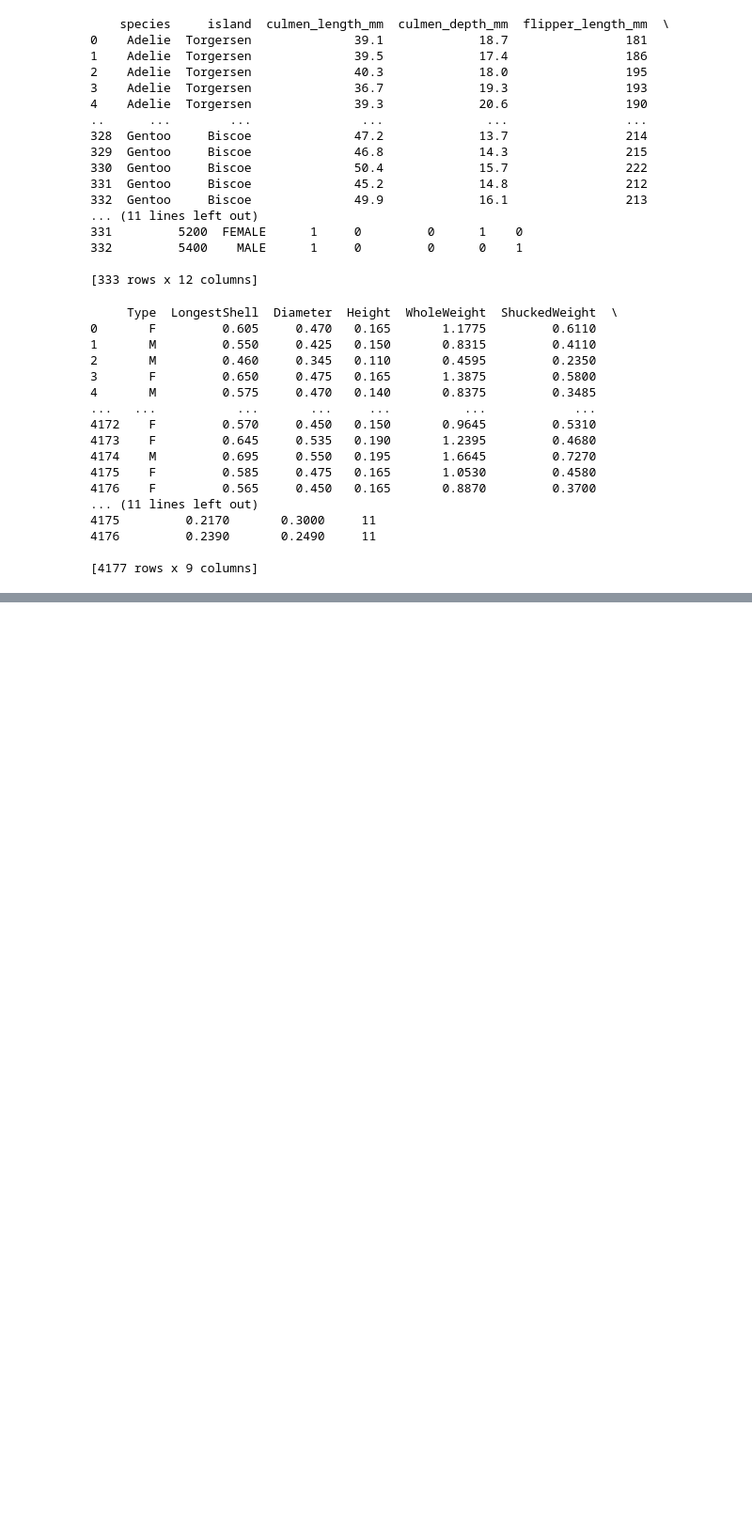
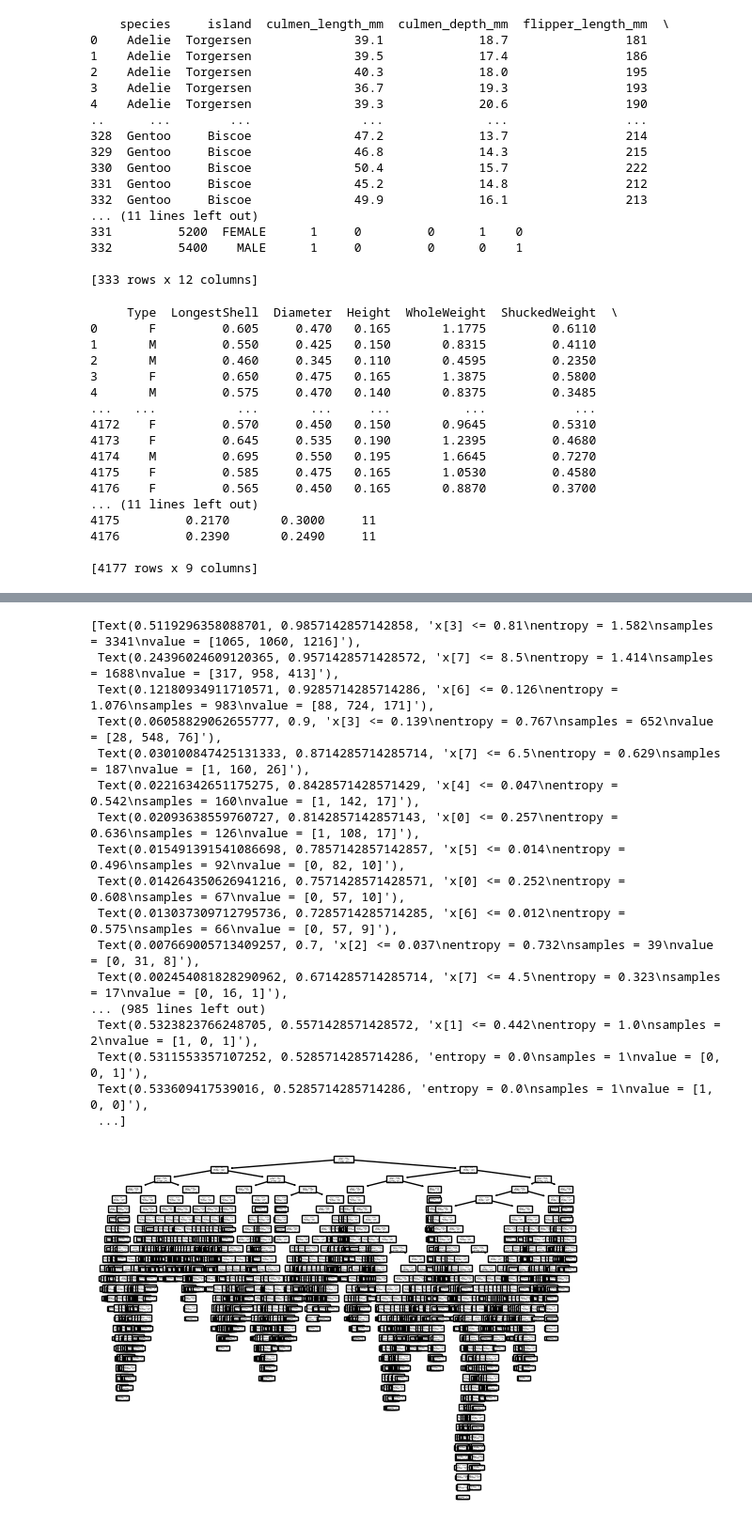
Before and after one commit to cindykhin/472_Assignment1, a Jupyter notebook: assignement1.ipynb, the cells around one changed output, grey strips where cells are left out. Shown: that part at 94% size. Drawn from its saved outputs; the diff is of its cells as text; code cells hidden in the pictures; blank space fills up the shorter version.

```diff
--- a/assignement1.ipynb
+++ b/assignement1.ipynb
@@ -231,2 +620,26 @@ tree.plot_tree(dtc)
+# %%
+#print decision tree of abalone dataset
+dtc_aba = tree.DecisionTreeClassifier(criterion="entropy")
+dtc_aba.fit(X_aba_train, y_aba_train)
+tree.plot_tree(dtc_aba)
+# %% [output]
+[Text(0.5119296358088701, 0.9857142857142858, 'x[3] <= 0.81\nentropy = 1.582\nsamples = 3341\nvalue = [1065, 1060, 1216]'),
+ Text(0.24396024609120365, 0.9571428571428572, 'x[7] <= 8.5\nentropy = 1.414\nsamples = 1688\nvalue = [317, 958, 413]'),
+ Text(0.12180934911710571, 0.9285714285714286, 'x[6] <= 0.126\nentropy = 1.076\nsamples = 983\nvalue = [88, 724, 171]'),
+ Text(0.06058829062655777, 0.9, 'x[3] <= 0.139\nentropy = 0.767\nsamples = 652\nvalue = [28, 548, 76]'),
+ Text(0.030100847425131333, 0.8714285714285714, 'x[7] <= 6.5\nentropy = 0.629\nsamples = 187\nvalue = [1, 160, 26]'),
+ Text(0.02216342651175275, 0.8428571428571429, 'x[4] <= 0.047\nentropy = 0.542\nsamples = 160\nvalue = [1, 142, 17]'),
+ Text(0.02093638559760727, 0.8142857142857143, 'x[0] <= 0.257\nentropy = 0.636\nsamples = 126\nvalue = [1, 108, 17]'),
+ Text(0.015491391541086698, 0.7857142857142857, 'x[5] <= 0.014\nentropy = 0.496\nsamples = 92\nvalue = [0, 82, 10]'),
+ Text(0.014264350626941216, 0.7571428571428571, 'x[0] <= 0.252\nentropy = 0.608\nsamples = 67\nvalue = [0, 57, 10]'),
+ Text(0.013037309712795736, 0.7285714285714285, 'x[6] <= 0.012\nentropy = 0.575\nsamples = 66\nvalue = [0, 57, 9]'),
+ Text(0.007669005713409257, 0.7, 'x[2] <= 0.037\nentropy = 0.732\nsamples = 39\nvalue = [0, 31, 8]'),
+ Text(0.002454081828290962, 0.6714285714285714, 'x[7] <= 4.5\nentropy = 0.323\nsamples = 17\nvalue = [0, 16, 1]'),
+... (985 lines left out)
+ Text(0.5323823766248705, 0.5571428571428572, 'x[1] <= 0.442\nentropy = 1.0\nsamples = 2\nvalue = [1, 0, 1]'),
+ Text(0.5311553357107252, 0.5285714285714286, 'entropy = 0.0\nsamples = 1\nvalue = [0, 0, 1]'),
+ Text(0.533609417539016, 0.5285714285714286, 'entropy = 0.0\nsamples = 1\nvalue = [1, 0, 0]'),
+ ...]
+[figure, added]
 # %%
 # evaluate classifier
```
Also changed, not shown: parts of 11 cells of this notebook.
